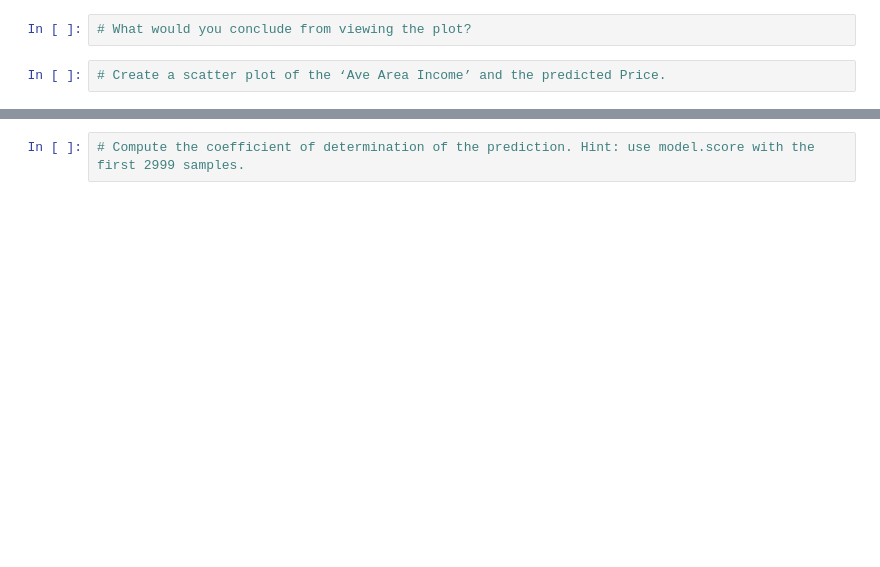
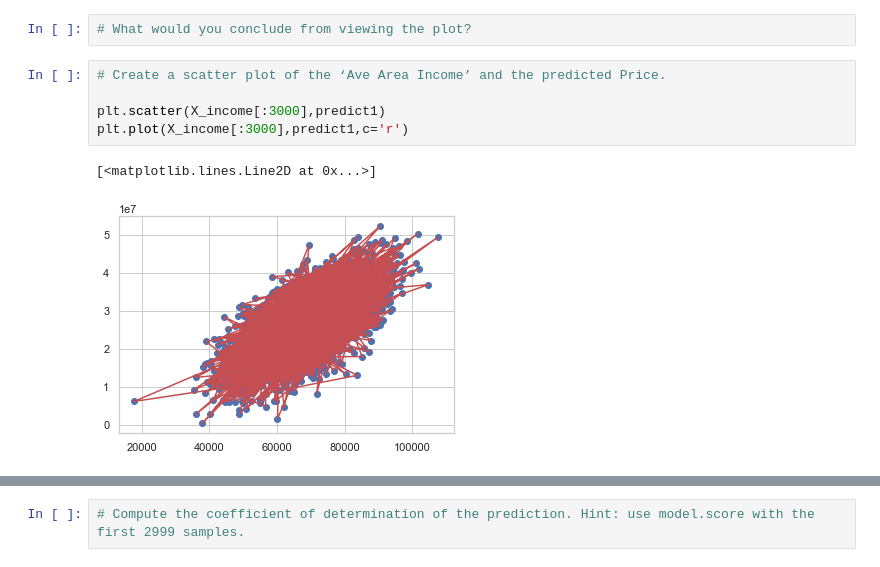
Before and after one commit to mfouquier/5400-Python-DataScience, a Jupyter notebook: Fouquier10.ipynb, the cells around one changed output, grey strips where cells are left out. Saved outputs shown, nothing was run; the diff lists cells and outputs as text; blank space fills up the shorter version.

```diff
--- a/Fouquier10.ipynb
+++ b/Fouquier10.ipynb
@@ -24,5 +93,11 @@ df = pd.read_csv('house price dataset.csv',header=0)
 # What would you conclude from viewing the plot?
 # %%
 # Create a scatter plot of the ‘Ave Area Income’ and the predicted Price.
+
+plt.scatter(X_income[:3000],predict1)
+plt.plot(X_income[:3000],predict1,c='r')
+# %% [output]
+[<matplotlib.lines.Line2D at 0x...>]
+[figure, added]
 # %%
 # Create a scatter plot of the ‘Ave Area House Age’ and the predicted Price.
```
Also changed, not shown: parts of 15 cells of this notebook.
